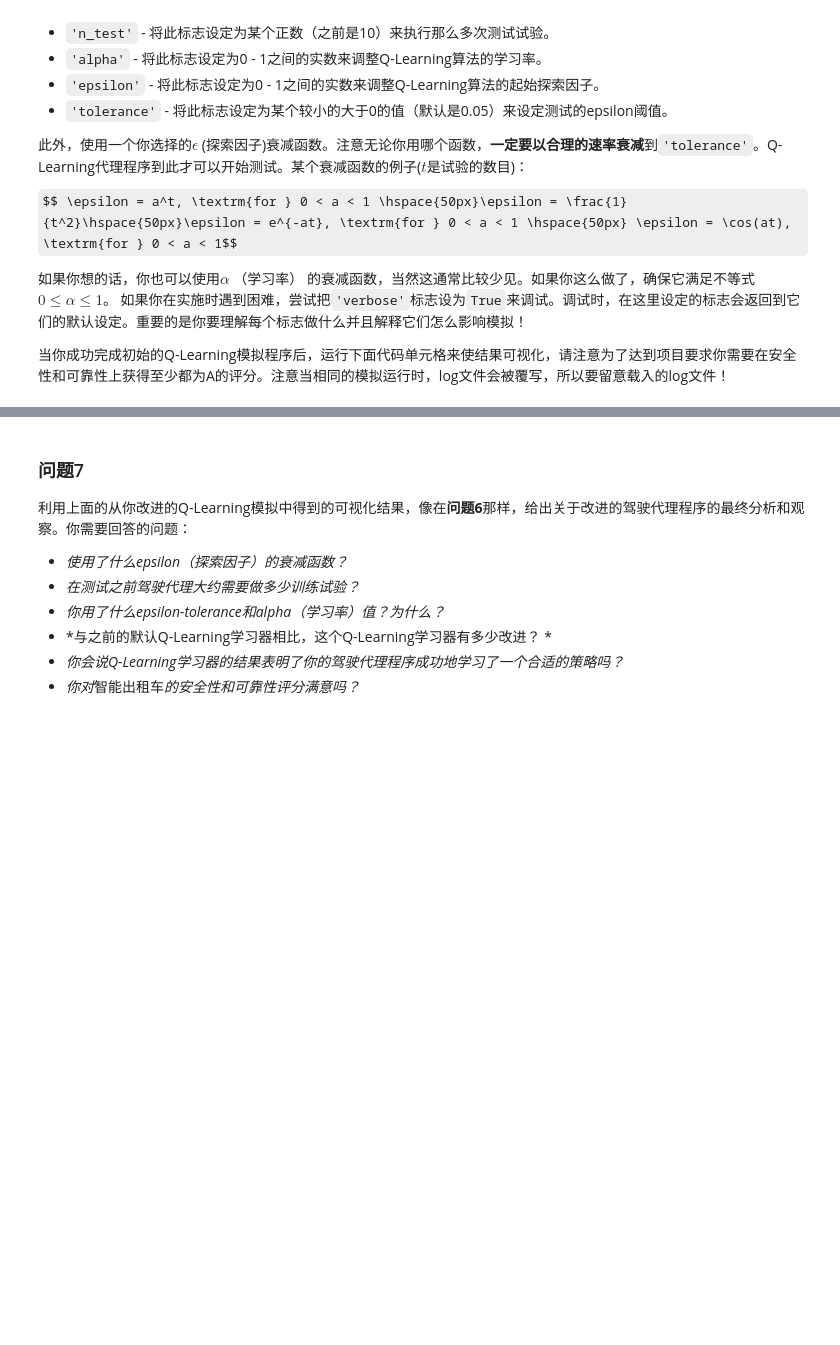
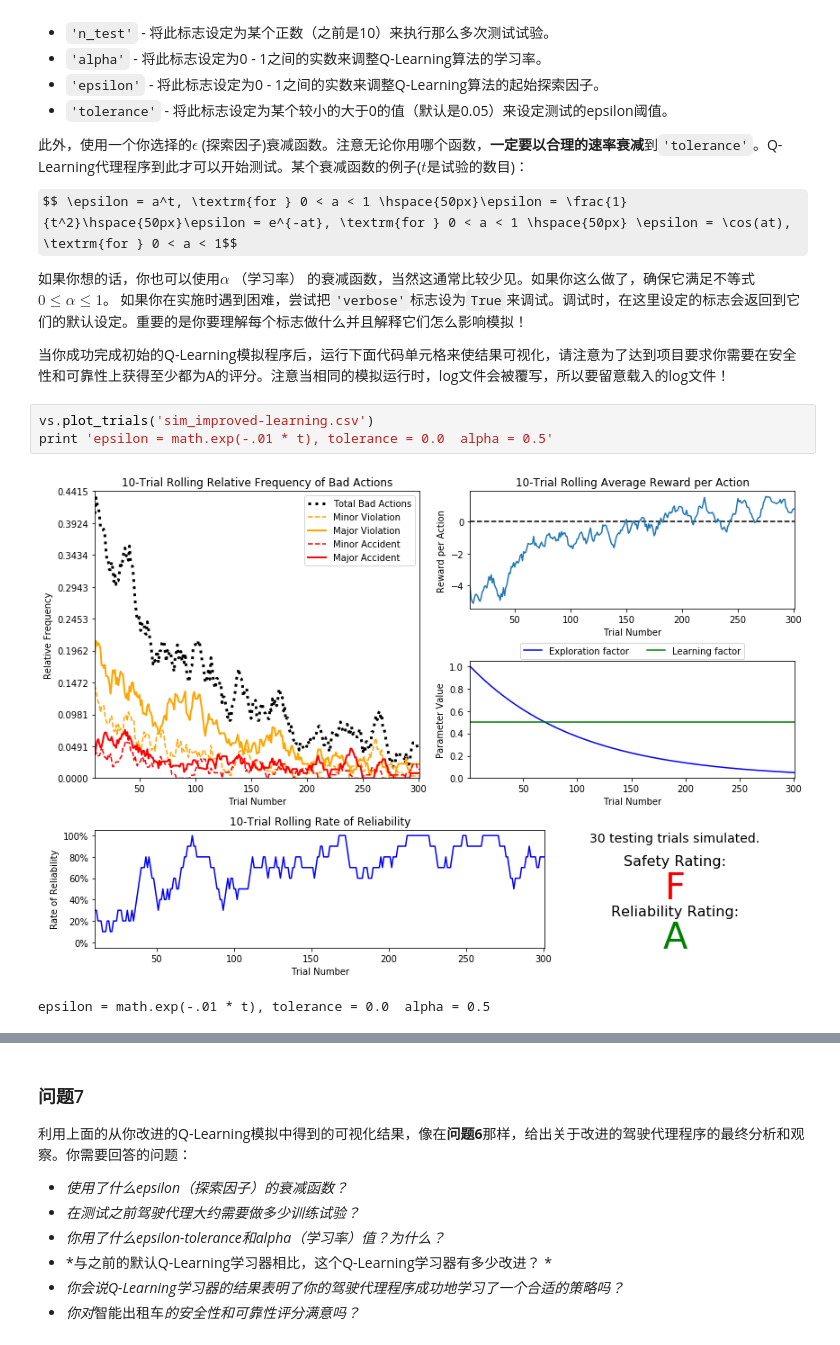
Before and after one commit to LeeZhe/machine-Learning, a Jupyter notebook: smartcab-master/smartcab.ipynb, the cells around one changed output, grey strips where cells are left out. Drawn from its saved outputs; the diff is of its cells as text; some formulas as TeX source; blank space fills up the shorter version.

```diff
--- a/smartcab-master/smartcab.ipynb
+++ b/smartcab-master/smartcab.ipynb
@@ -253,6 +254,12 @@ $$ \epsilon = a^t, \textrm{for } 0 < a < 1 \hspace{50px}\epsilon = \frac{1}{t^2}
 如果你在实施时遇到困难，尝试把`'verbose'`标志设为`True`来调试。调试时，在这里设定的标志会返回到它们的默认设定。重要的是你要理解每个标志做什么并且解释它们怎么影响模拟！
 
 当你成功完成初始的Q-Learning模拟程序后，运行下面代码单元格来使结果可视化，请注意为了达到项目要求你需要在安全性和可靠性上获得至少都为A的评分。注意当相同的模拟运行时，log文件会被覆写，所以要留意载入的log文件！
+# %%
+vs.plot_trials('sim_improved-learning.csv')
+print 'epsilon = math.exp(-.01 * t), tolerance = 0.0  alpha = 0.5'
+# %% [output]
+[figure, added]
+epsilon = math.exp(-.01 * t), tolerance = 0.0  alpha = 0.5
 # %%
 # Load the 'sim_improved-learning' file from the improved Q-Learning simulation
 vs.plot_trials('sim_improved-learning.csv')
```
Also changed, not shown: parts of 11 cells of this notebook, 4 other files.
